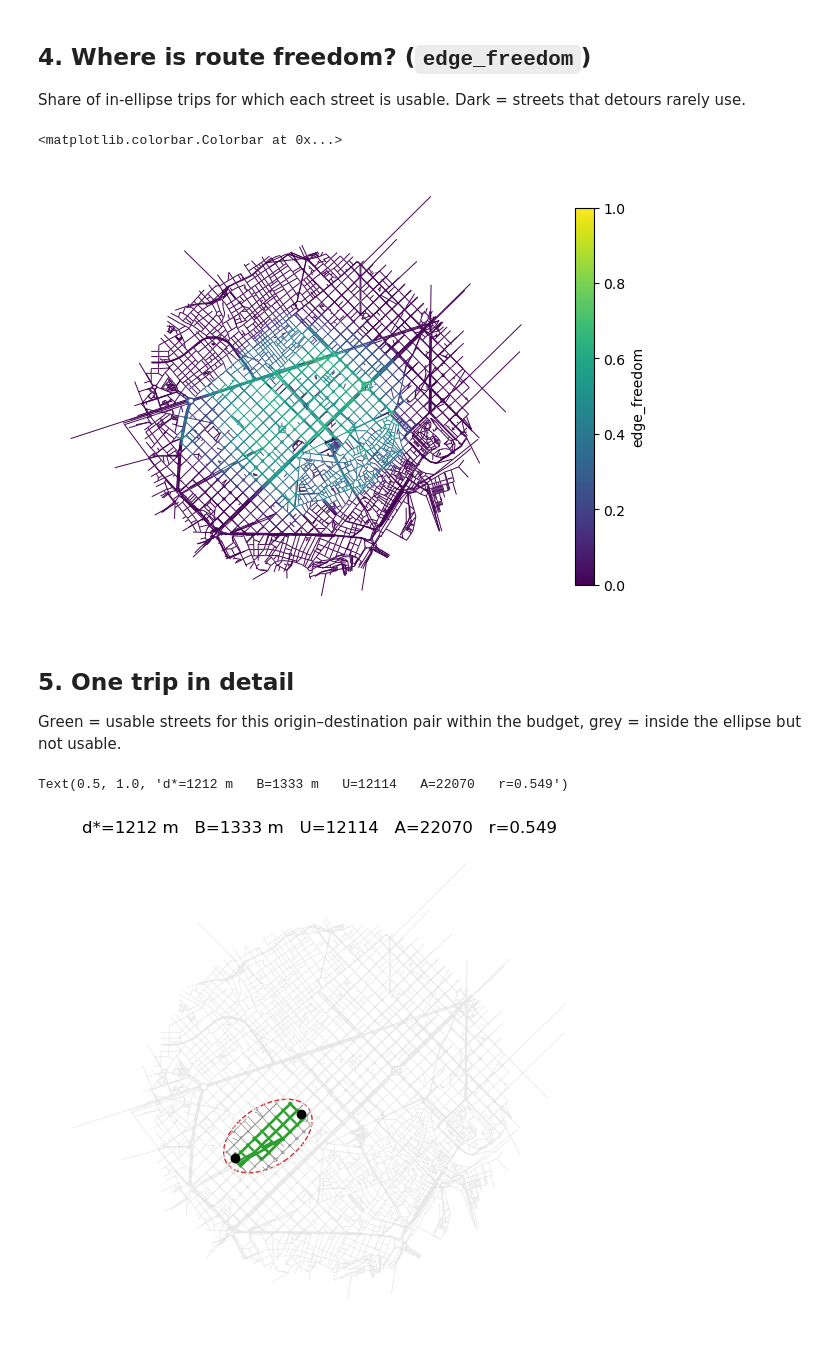
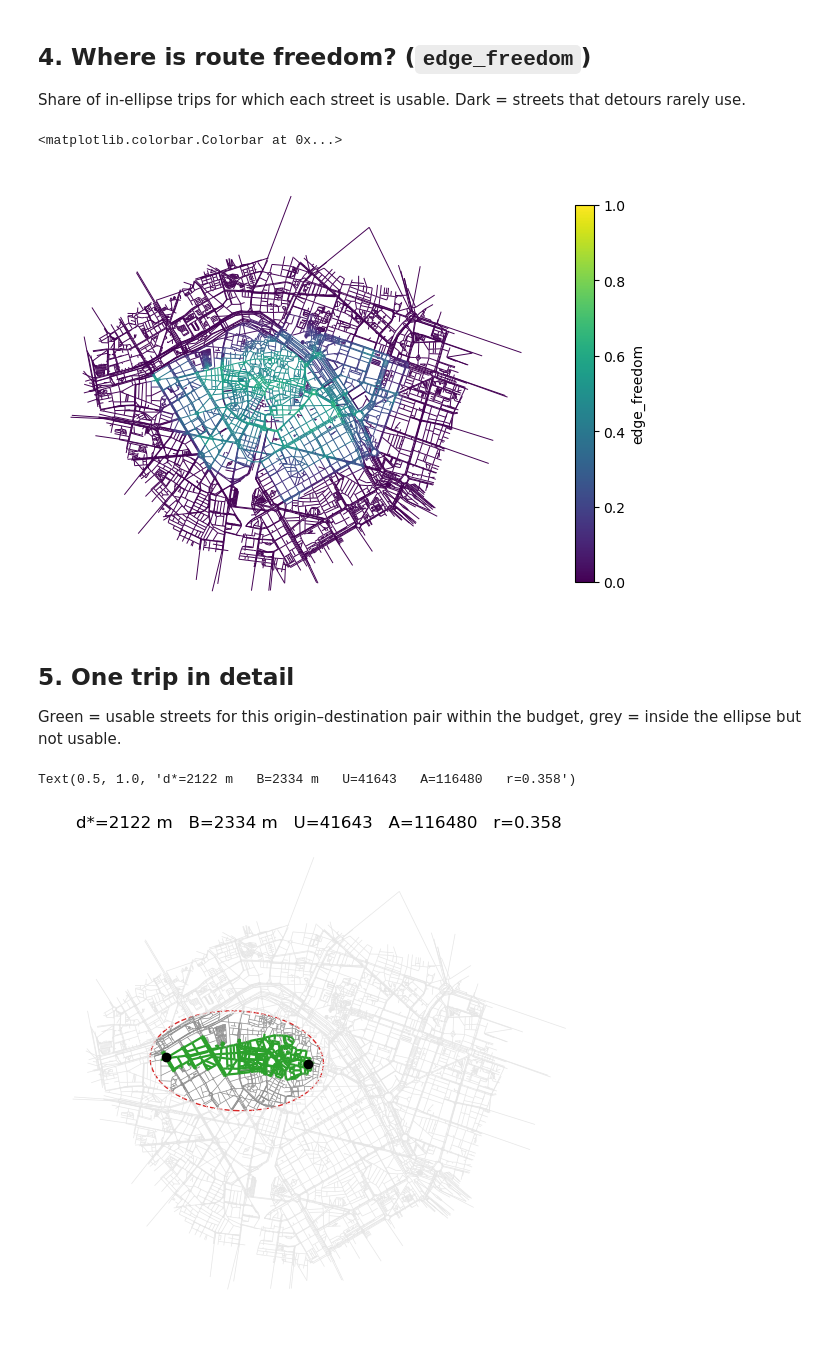
Before and after one commit to Floly/route_freedom_index, a Jupyter notebook: notebooks/example.ipynb, the cells around one changed output. Drawn from its saved outputs; the diff is of its cells as text; code cells hidden in the pictures.

Commit message:
Example notebook: compare 2-4 areas (tables, per-bin boxes, edge_freedom maps, structure, trips)
Co-Authored-By: Claude Sonnet 5.5 <noreply@anthropic.com>

````diff
--- a/notebooks/example.ipynb
+++ b/notebooks/example.ipynb
@@ -37,6 +40,16 @@ parse_area({"point": (41.3910, 2.1650), "radius_m": 1500})      # point + radius
 parse_area("area.geojson")                                      # polygon file
 ```
 # %%
-interior = parse_area({"point": (41.3910, 2.1650), "radius_m": 1500})
+interior = parse_area("../polygons/valencia_central.geojson")  # default; swap in any line below
+# interior = parse_area({"point": (41.3910, 2.1650), "radius_m": 1500})
+# interior = parse_area("../polygons/valencia_central_big.geojson") # -- 0.329
+# interior = parse_area("../polygons/moscow_central.geojson") -- 0.223
+# interior = parse_area("../polygons/almaty_central.geojson") # -- 0.317
+# interior = parse_area("../polygons/istanbul_beyoglu.geojson") -- 0.355
+# interior = parse_area("../polygons/istanbul_central.geojson") -- 0.340
+# interior = parse_area("../polygons/moscow_north.geojson") -- 0.253
+# interior = parse_area("../polygons/spb_central.geojson") -- 0.240
+# interior = parse_area("../polygons/valencia_central.geojson") -- 0.353
+# interior = parse_area("../polygons/barcelona_central.geojson") -- 0.394
 print(f"{interior.name}: {interior.area_km2:.2f} km², diameter {interior.diameter_m:.0f} m, {interior.utm_crs.name}")
 # %% [output]
@@ -136,28 +149,28 @@ ax.add_collection(lc); ax.autoscale(); ax.set_aspect("equal"); ax.set_axis_off()
 fig.colorbar(lc, ax=ax, shrink=0.7, label="edge_freedom")
 # %% [output]
 <matplotlib.colorbar.Colorbar at 0x...>
-[figure, old version]
+[figure, new version]
 # %% [markdown]
 ## 5. One trip in detail
 
 Green = usable streets for this origin–destination pair within the budget, grey = inside the ellipse but not usable.
 # %%
 p = res["pairs"]
-row = p[p["bin"] == 1].iloc[0]                      # first pair in the 750-1500 m bin
+row = p[p["bin"] == 2].iloc[2]                      # first pair in the 750-1500 m bin
 s, t = int(row["s"]), int(row["t"])
 d = dijkstra(net.csr, directed=False, indices=[s, t])
 U, A, usable, edge_in = pair_score(net, d[0], d[1], s, t, EPS)
 B = (1 + EPS) * d[0][t]
 
 fig, ax = plt.subplots(figsize=(7, 7))
 col = np.where(usable, "tab:green", np.where(edge_in, "0.55", "0.9"))
 ax.add_collection(LineCollection(segs, colors=col, linewidths=np.where(usable, 1.6, 0.5)))
 (sx, sy), (tx, ty) = net.xy[s], net.xy[t]
 c = np.hypot(tx - sx, ty - sy)
 ax.add_patch(Ellipse(((sx + tx) / 2, (sy + ty) / 2), B, np.sqrt(B**2 - c**2),
                      angle=np.degrees(np.arctan2(ty - sy, tx - sx)), fill=False, ec="tab:red", ls="--"))
 ax.plot([sx, tx], [sy, ty], "ko"); ax.autoscale(); ax.set_aspect("equal"); ax.set_axis_off()
 ax.set_title(f"d*={d[0][t]:.0f} m   B={B:.0f} m   U={U:.0f}   A={A:.0f}   r={U / A:.3f}")
 # %% [output]
-Text(0.5, 1.0, 'd*=1212 m   B=1333 m   U=12114   A=22070   r=0.549')
+Text(0.5, 1.0, 'd*=2122 m   B=2334 m   U=41643   A=116480   r=0.358')
-[figure, old version]
+[figure, new version]
````
Also changed, not shown: parts of 20 cells of this notebook, 1 other file.
